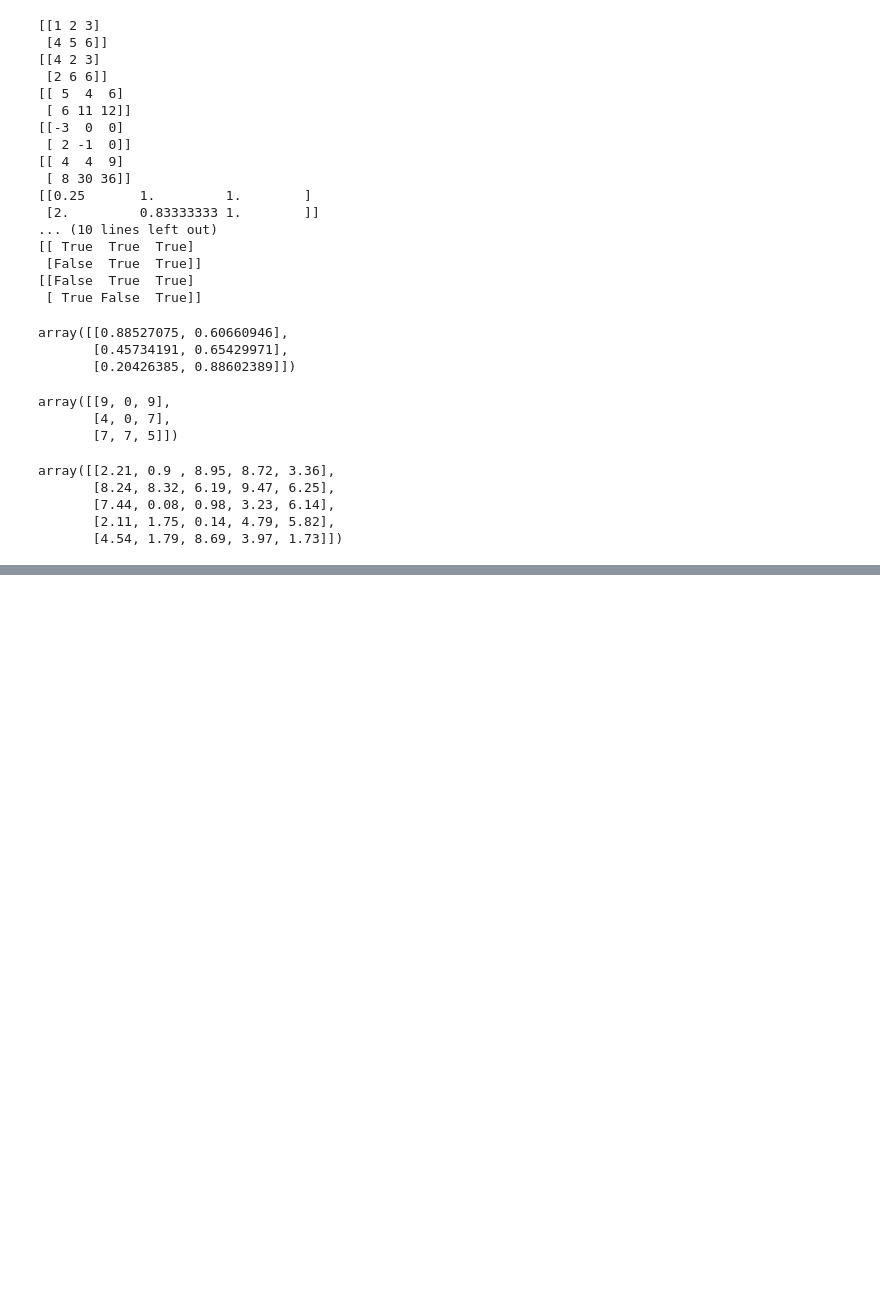
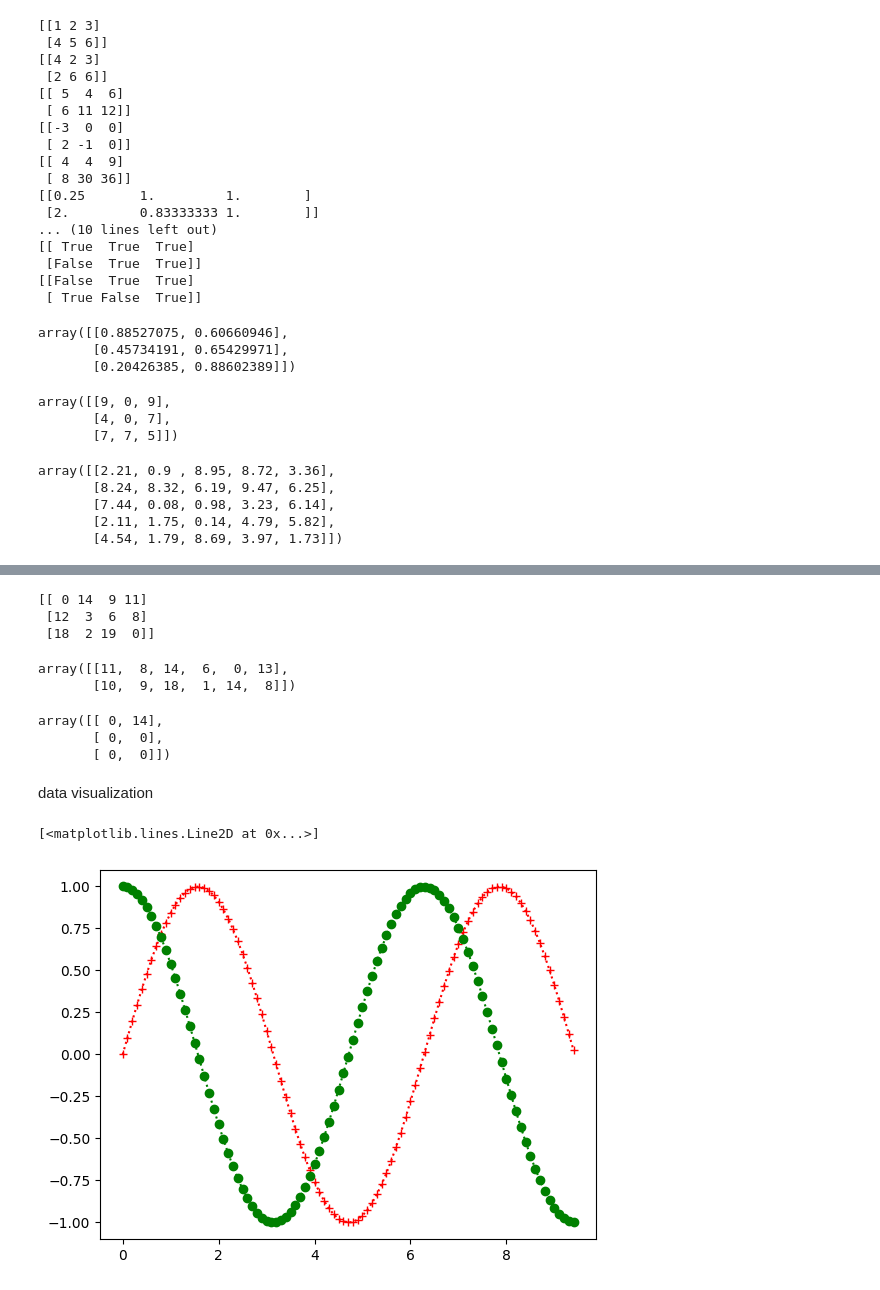
Before and after one commit to bhupii77/Digipodium-AB, a Jupyter notebook: data analysis/numpy.ipynb, the cells around one changed output, grey strips where cells are left out. Drawn from its saved outputs; the diff is of its cells as text; code cells hidden in the pictures; blank space fills up the shorter version.

Commit message:
data analysis

```diff
--- a/data analysis/numpy.ipynb
+++ b/data analysis/numpy.ipynb
@@ -171,0 +278,20 @@ array([[2.21, 0.9 , 8.95, 8.72, 3.36],
+# %%
+print(x.reshape(3,4))
+# %% [output]
+[[ 0 14  9 11]
+ [12  3  6  8]
+ [18  2 19  0]]
+# %%
+x
+# %% [output]
+array([[11,  8, 14,  6,  0, 13],
+       [10,  9, 18,  1, 14,  8]])
+# %%
+x.resize(3,2 , refcheck = False)
+x
+# %% [output]
+array([[ 0, 14],
+       [ 0,  0],
+       [ 0,  0]])
+# %% [markdown]
+data visualization
@@ -171,0 +300,9 @@ array([[2.21, 0.9 , 8.95, 8.72, 3.36],
+# %%
+t = np.arange(0, 3*np.pi , .1)
+x = np.sin(t)
+y = np.cos(t)
+plt.plot(t,x ,'r+:')
+plt.plot(t,y ,'go:')
+# %% [output]
+[<matplotlib.lines.Line2D at 0x...>]
+[figure, added]
```
Also changed, not shown: parts of 15 cells of this notebook, 2 other files.
